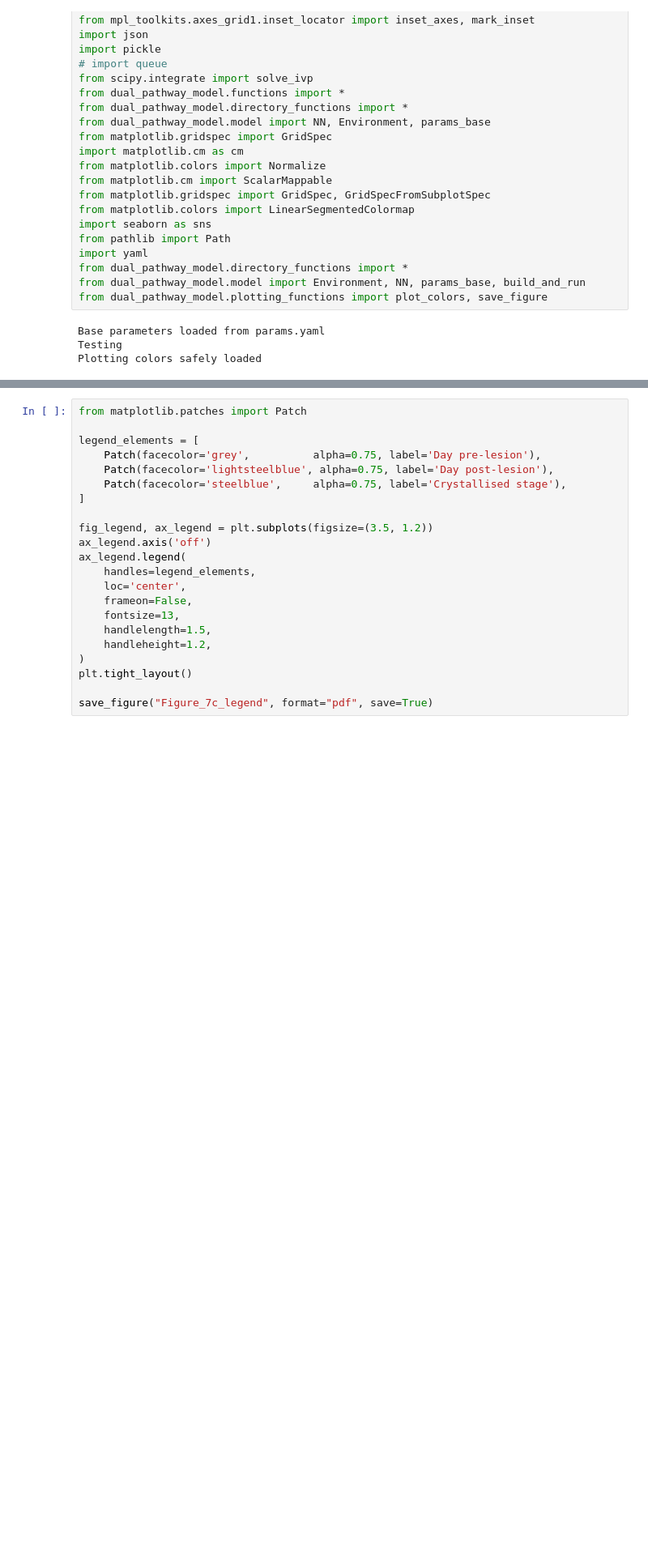
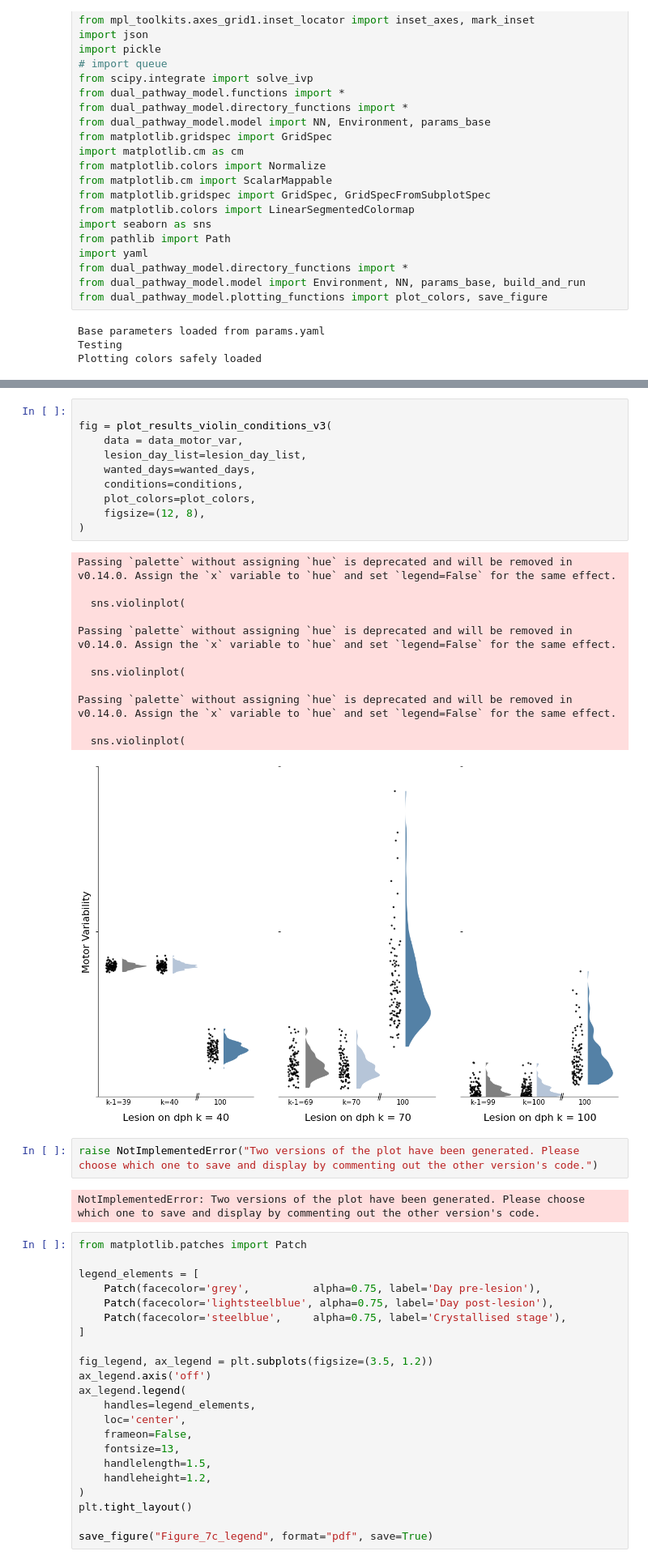
Before and after one commit to AtharvSuryawanshi/Dual_Pathway_RL_songbird, a Jupyter notebook: Figures/Figure_7.ipynb, the cells around one changed output, grey strips where cells are left out. Shown at 81% size. Drawn from its saved outputs; the diff is of its cells as text; blank space fills up the shorter version.

```diff
--- a/Figures/Figure_7.ipynb
+++ b/Figures/Figure_7.ipynb
@@ -546,3 +670,30 @@ Passing `palette` without assigning `hue` is deprecated and will be removed in v
+# %%
+
+fig = plot_results_violin_conditions_v3(
+    data = data_motor_var,
+    lesion_day_list=lesion_day_list,
+    wanted_days=wanted_days,
+    conditions=conditions,
+    plot_colors=plot_colors,
+    figsize=(12, 8),
+)
+# %% [output]
+Passing `palette` without assigning `hue` is deprecated and will be removed in v0.14.0. Assign the `x` variable to `hue` and set `legend=False` for the same effect.
+
+  sns.violinplot(
+
+Passing `palette` without assigning `hue` is deprecated and will be removed in v0.14.0. Assign the `x` variable to `hue` and set `legend=False` for the same effect.
+
+  sns.violinplot(
+
+Passing `palette` without assigning `hue` is deprecated and will be removed in v0.14.0. Assign the `x` variable to `hue` and set `legend=False` for the same effect.
+
+  sns.violinplot(
+[figure, added]
+# %%
+raise NotImplementedError("Two versions of the plot have been generated. Please choose which one to save and display by commenting out the other version's code.")
+# %% [output]
+NotImplementedError: Two versions of the plot have been generated. Please choose which one to save and display by commenting out the other version's code.
 # %%
 from matplotlib.patches import Patch
 
```
Also changed, not shown: parts of 7 cells of this notebook, 2 other files.
